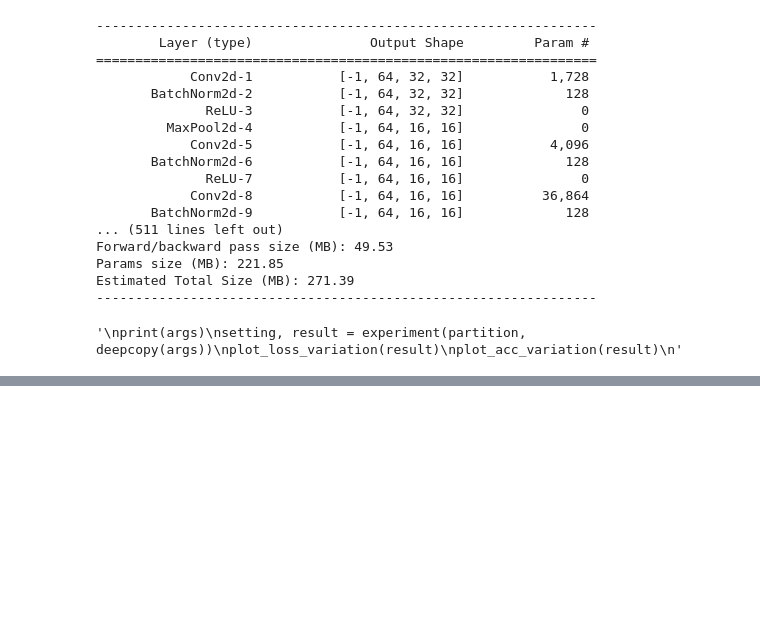
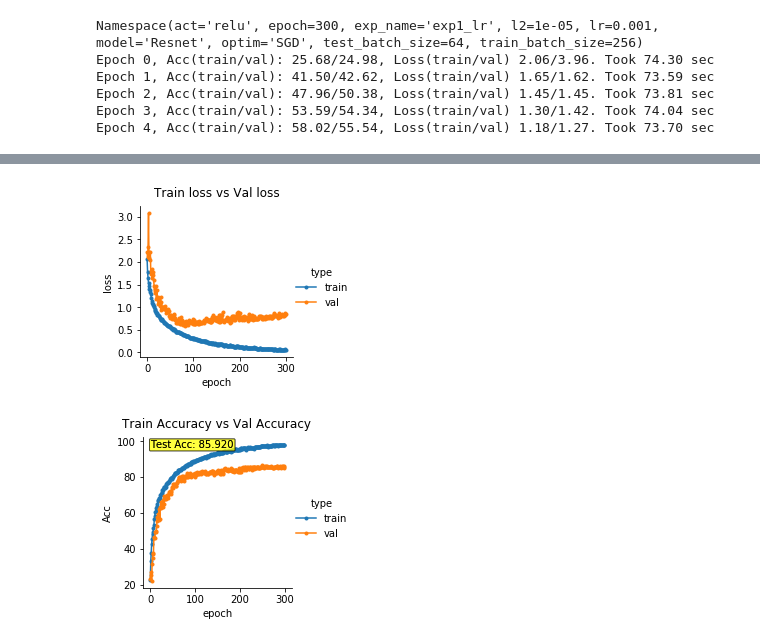
Before and after one commit to tiktakdad/dl4cv, a Jupyter notebook: dl4cv3.ipynb, the cells around one changed output, grey strips where cells are left out. Cells and saved outputs as stored; diff of their text form; code cells hidden in the pictures; blank space fills up the shorter version.

```diff
--- a/dl4cv3.ipynb
+++ b/dl4cv3.ipynb
@@ -531,7 +531,7 @@ class Bottleneck(nn.Module):
         out = self.relu(out)
         return out
 
-# resnet-152
+# resnet-50
 class Resnet(nn.Module):
     def __init__(self):
         super(Resnet, self).__init__()
@@ -544,9 +544,9 @@ class Resnet(nn.Module):
         self.maxpool = nn.MaxPool2d(kernel_size=3, stride=2, padding=1)
         self.layer1 = self.residual_block(64, 3, stride=1)
         #self.layer1 = self.residual_block(64, 1, stride=1)
-        self.layer2 = self.residual_block(128, 8, stride=2)
+        self.layer2 = self.residual_block(128, 4, stride=2)
         #self.layer2 = self.residual_block(128, 2, stride=2)
-        self.layer3 = self.residual_block(256, 36, stride=2)
+        self.layer3 = self.residual_block(256, 6, stride=2)
         #self.layer3 = self.residual_block(256, 4, stride=2)
         self.layer4 = self.residual_block(512, 3, stride=2)
         #self.layer4 = self.residual_block(512, 1, stride=2)
@@ -566,7 +566,7 @@ class Resnet(nn.Module):
         x = self.conv1(x)
         x = self.bn1(x)
         x = self.relu(x)
-        x = self.maxpool(x)
+        #x = self.maxpool(x)
         x = self.layer1(x)
         x = self.layer2(x)
         x = self.layer3(x)
@@ -591,7 +591,7 @@ args.act = 'relu'
 args.l2 = 0.00001
 args.optim = 'SGD'  # 'RMSprop' #SGD, RMSprop, ADAM...
 args.lr = 1e-3
-args.epoch = 40
+args.epoch = 300
 
 args.train_batch_size = 256
 args.test_batch_size = 64
@@ -603,24 +603,12 @@ setting, result = experiment(partition, deepcopy(args))
 plot_loss_variation(result)
 plot_acc_variation(result)
 # %% [output]
-----------------------------------------------------------------
-        Layer (type)               Output Shape         Param #
-================================================================
-            Conv2d-1           [-1, 64, 32, 32]           1,728
-       BatchNorm2d-2           [-1, 64, 32, 32]             128
-              ReLU-3           [-1, 64, 32, 32]               0
-         MaxPool2d-4           [-1, 64, 16, 16]               0
-            Conv2d-5           [-1, 64, 16, 16]           4,096
-       BatchNorm2d-6           [-1, 64, 16, 16]             128
-              ReLU-7           [-1, 64, 16, 16]               0
-            Conv2d-8           [-1, 64, 16, 16]          36,864
-       BatchNorm2d-9           [-1, 64, 16, 16]             128
-... (511 lines left out)
-Forward/backward pass size (MB): 49.53
-Params size (MB): 221.85
-Estimated Total Size (MB): 271.39
-----------------------------------------------------------------
+Namespace(act='relu', epoch=300, exp_name='exp1_lr', l2=1e-05, lr=0.001, model='Resnet', optim='SGD', test_batch_size=64, train_batch_size=256)
+Epoch 0, Acc(train/val): 25.68/24.98, Loss(train/val) 2.06/3.96. Took 74.30 sec
+Epoch 1, Acc(train/val): 41.50/42.62, Loss(train/val) 1.65/1.62. Took 73.59 sec
+Epoch 2, Acc(train/val): 47.96/50.38, Loss(train/val) 1.45/1.45. Took 73.81 sec
+Epoch 3, Acc(train/val): 53.59/54.34, Loss(train/val) 1.30/1.42. Took 74.04 sec
+Epoch 4, Acc(train/val): 58.02/55.54, Loss(train/val) 1.18/1.27. Took 73.70 sec
-'\nprint(args)\nsetting, result = experiment(partition, deepcopy(args))\nplot_loss_variation(result)\nplot_acc_variation(result)\n'
 # %% [markdown]
 ### 3.4 Going deeper: More case studies
 ### 3.4.7 DenseNet
@@ -791,7 +779,7 @@ args.act = 'relu'
 args.l2 = 0.00001
 args.optim = 'SGD'  # 'RMSprop' #SGD, RMSprop, ADAM...
 args.lr = 1e-3
-args.epoch = 40
+args.epoch = 300
 
 args.train_batch_size = 128
 args.test_batch_size = 64
@@ -803,3 +791,4 @@ print(args)
 setting, result = experiment(partition, deepcopy(args))
 plot_loss_variation(result)
 plot_acc_variation(result)
+# %% [output]
@@ -806,3 +812,5 @@ plot_acc_variation(result)
+[figure, added]
+[figure, added]
 # %% [markdown]
 ### 3.4 Going deeper: More case studies
 ### 3.4.7 Sqeeze-and-excitation networks
```
Also changed, not shown: parts of 1 cell of this notebook.
